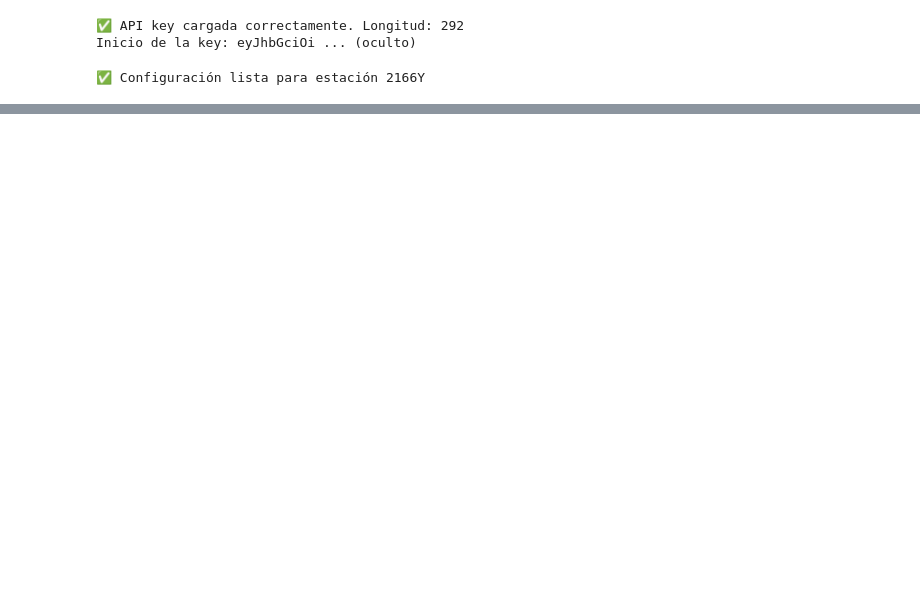
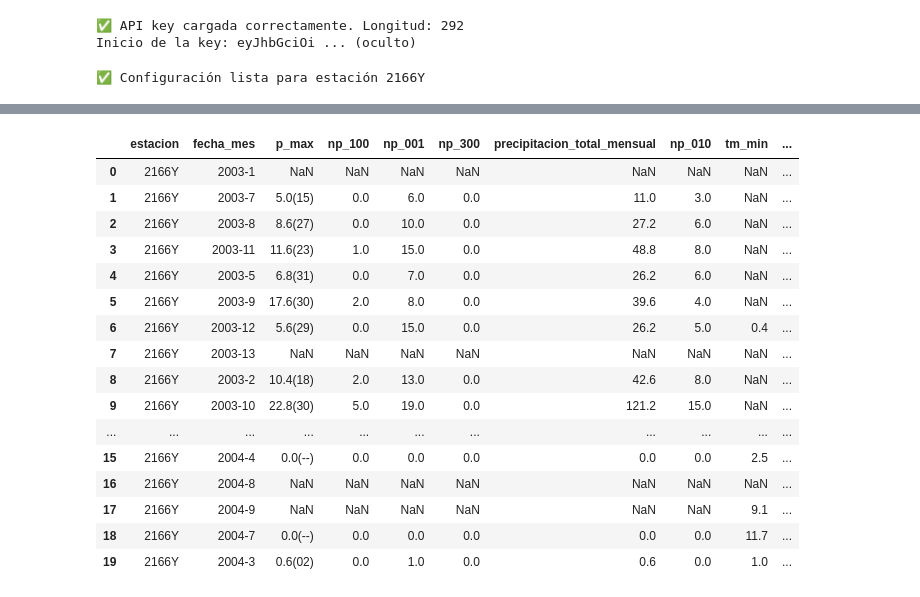
Before and after one commit to martacarballo/vino-para-quedarse, a Jupyter notebook: analisis_vino.ipynb, the cells around one changed output, grey strips where cells are left out. Drawn from its saved outputs; the diff is of its cells as text; code cells hidden in the pictures; blank space fills up the shorter version.

Commit message:
aemet data done

```diff
--- a/analisis_vino.ipynb
+++ b/analisis_vino.ipynb
@@ -168,7 +168,7 @@ for y in years:
         print(f"[{y}] ⚠️ Sin datos válidos, no se añade al total.")
 
     # Pausa pequeña entre años para no saturar la API
-    time.sleep(1)
+    time.sleep(5)
 
 if dfs:
     df_aemet = pd.concat(dfs, ignore_index=True, sort=False)
@@ -207 +208,5 @@ df_aemet.head()
 df_aemet.to_csv("aemet_vino_raw.csv", index=False)
+# %%
+#Mostrar todas las columnas del dataframe
+pd.set_option('display.max_columns', None)
+print(df_aemet.columns)
@@ -207,0 +222,7 @@ df_aemet.to_csv("aemet_vino_raw.csv", index=False)
+# %%
+# Data cleaning: nos quedamos con las columnas que nos interesan y las renombramos
+# columnas de interés: indicativo, fecha, p_mes, nt_30, nt_00, tm_mes, year, hr
+df_aemet_clean = df_aemet.rename(columns={"indicativo": "estacion", "fecha": "fecha_mes", "p_mes": "precipitacion_total_mensual",
+                          "nt_30": "num_dias_temp_mayor30", "nt_00": "num_dias_temp_menor0",
+                          "tm_mes": "temp_media_mes", "year": "año", "hr": "humedad_relativa"})
+df_aemet_clean.head()
@@ -207,0 +257,5 @@ df_aemet.to_csv("aemet_vino_raw.csv", index=False)
+# %%
+# Cambiar todo el dataframe a float excepto las columnas de fecha_mes, año y estacion (excepto tambien las que tienen paréntesis)
+cols_to_float = [col for col in df_aemet_clean.columns if col not in ['fecha_mes', 'año', 'estacion', 'p_max', 'ta_max', 'ta_min']]
+df_aemet_clean[cols_to_float] = df_aemet_clean[cols_to_float].astype(float)
+df_aemet_clean.dtypes
@@ -207,0 +300,25 @@ df_aemet.to_csv("aemet_vino_raw.csv", index=False)
+# %%
+# Crear una nueva columna para calcular la humedad de una forma manual -> tm_min/tm_max * 100 - asegurándonos de que ambas columnas son numéricas
+df_aemet_clean["humedad_relativa_manual"] = (
+    df_aemet_clean["tm_min"] / df_aemet_clean["tm_max"] * 100
+)
+
+df_aemet_clean.head(20)
+# %% [output]
+|  | estacion | fecha_mes | p_max | np_100 | np_001 | np_300 | precipitacion_total_mensual | np_010 | tm_min | ... |
+| 0 | 2166Y | 2003-1 | NaN | NaN | NaN | NaN | NaN | NaN | NaN | ... |
+| 1 | 2166Y | 2003-7 | 5.0(15) | 0.0 | 6.0 | 0.0 | 11.0 | 3.0 | NaN | ... |
+| 2 | 2166Y | 2003-8 | 8.6(27) | 0.0 | 10.0 | 0.0 | 27.2 | 6.0 | NaN | ... |
+| 3 | 2166Y | 2003-11 | 11.6(23) | 1.0 | 15.0 | 0.0 | 48.8 | 8.0 | NaN | ... |
+| 4 | 2166Y | 2003-5 | 6.8(31) | 0.0 | 7.0 | 0.0 | 26.2 | 6.0 | NaN | ... |
+| 5 | 2166Y | 2003-9 | 17.6(30) | 2.0 | 8.0 | 0.0 | 39.6 | 4.0 | NaN | ... |
+| 6 | 2166Y | 2003-12 | 5.6(29) | 0.0 | 15.0 | 0.0 | 26.2 | 5.0 | 0.4 | ... |
+| 7 | 2166Y | 2003-13 | NaN | NaN | NaN | NaN | NaN | NaN | NaN | ... |
+| 8 | 2166Y | 2003-2 | 10.4(18) | 2.0 | 13.0 | 0.0 | 42.6 | 8.0 | NaN | ... |
+| 9 | 2166Y | 2003-10 | 22.8(30) | 5.0 | 19.0 | 0.0 | 121.2 | 15.0 | NaN | ... |
+| ... | ... | ... | ... | ... | ... | ... | ... | ... | ... | ... |
+| 15 | 2166Y | 2004-4 | 0.0(--) | 0.0 | 0.0 | 0.0 | 0.0 | 0.0 | 2.5 | ... |
+| 16 | 2166Y | 2004-8 | NaN | NaN | NaN | NaN | NaN | NaN | NaN | ... |
+| 17 | 2166Y | 2004-9 | NaN | NaN | NaN | NaN | NaN | NaN | 9.1 | ... |
+| 18 | 2166Y | 2004-7 | 0.0(--) | 0.0 | 0.0 | 0.0 | 0.0 | 0.0 | 11.7 | ... |
+| 19 | 2166Y | 2004-3 | 0.6(02) | 0.0 | 1.0 | 0.0 | 0.6 | 0.0 | 1.0 | ... |
```
Also changed, not shown: parts of 20 cells of this notebook, 2 other files.
